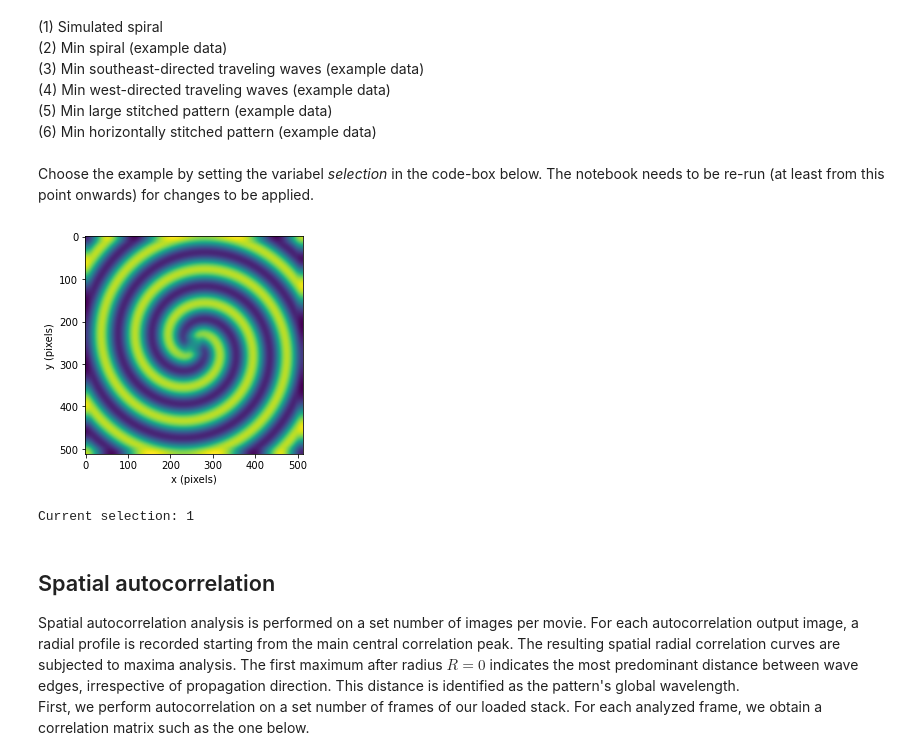
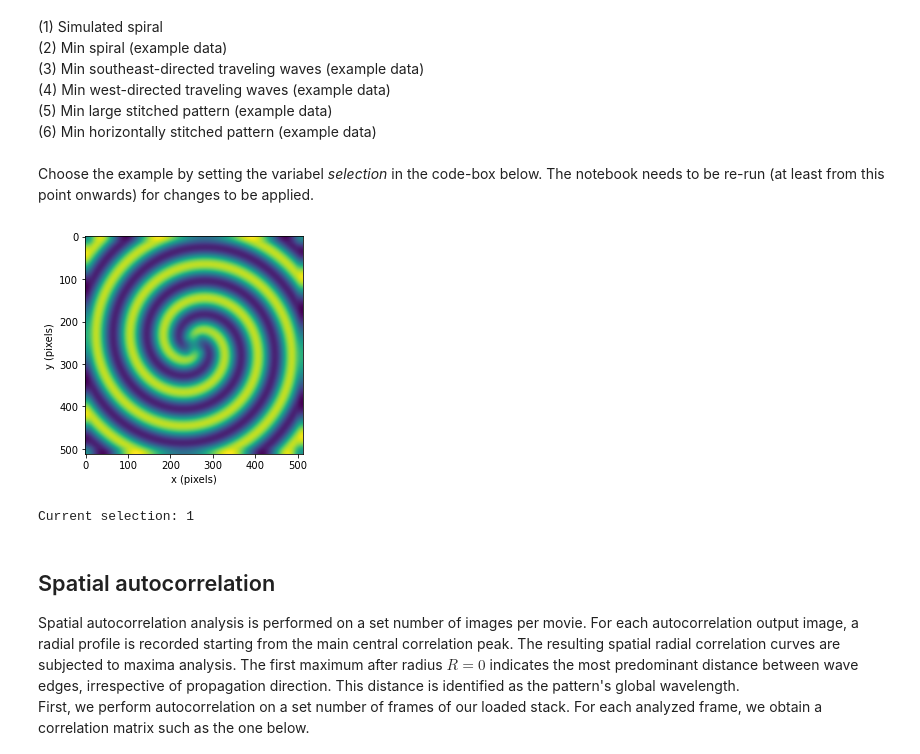
Before and after one commit to M-Sabrina/MinDE_analysis_2022, a Jupyter notebook: DEMO_MinDE_global_analysis.ipynb, the cells around one changed output. Drawn from its saved outputs; the diff is of its cells as text; code cells hidden in the pictures.

```diff
--- a/DEMO_MinDE_global_analysis.ipynb
+++ b/DEMO_MinDE_global_analysis.ipynb
@@ -40,36 +41,36 @@ selection = 1  # set to 1 ... 6
 if selection not in np.arange(1, 7):
     print("Invalid selection. Set to selection 1 (Simulated spiral).")
     selection = 1
     MinDE_st = get_data.generate_pattern(
-        lambda_t=10, lambda_x=1, size=512, N_frames=50, demo=False
+        lambda_t=20, lambda_x=1, size=512, N_frames=50, demo=False
     )
 elif selection == 1:  # "Simulated spiral"
     MinDE_st = get_data.generate_pattern(
-        lambda_t=10, lambda_x=1, size=512, N_frames=50, demo=False
+        lambda_t=20, lambda_x=1, size=512, N_frames=50, demo=False
     )
 elif selection > 1:
     if selection == 2:  # "Min spiral (example data)"
         stack_path = Path().cwd() / "example_data" / "demo_spiral.tif"
     if selection == 3:  # "Min southeast-directed traveling waves (example data)"
         stack_path = Path().cwd() / "example_data" / "demo_southeast.tif"
     if selection == 4:  # "Min west-directed traveling waves (example data)"
         stack_path = Path().cwd() / "example_data" / "paper_west_E.tif"
     if selection == 5:  # "Min large stitched pattern (example data)"
         stack_path = Path().cwd() / "example_data" / "demo_square_stitch.tif"
     if selection == 6:  # "Min horizontally stitched pattern (example data)"
         stack_path = Path().cwd() / "example_data" / "demo_horizontal_stitch.tif"
     MinDE_st = io.imread(stack_path)
 nt, ny, nx = np.shape(MinDE_st)
 
 fig, ax = plt.subplots()
 ax.imshow(MinDE_st[0, :, :])
 ax.set_xlabel("x (pixels)")
 ax.set_ylabel("y (pixels)")
 plt.show()
 
 print(f"Current selection: {selection}")
 # %% [output]
-[figure, old version]
+[figure, new version]
 Current selection: 1
 # %% [markdown]
 ## Spatial autocorrelation
```
Also changed, not shown: parts of 11 cells of this notebook, 20 other files.
